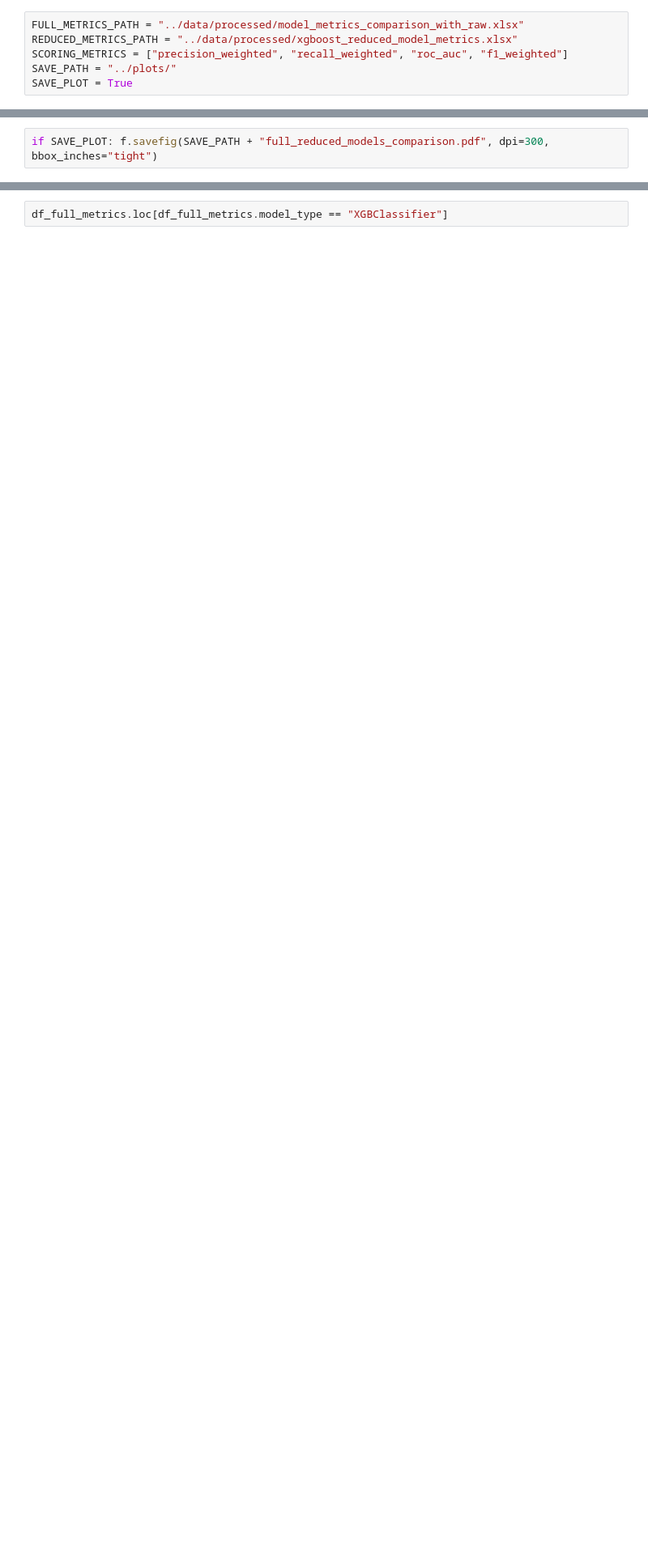
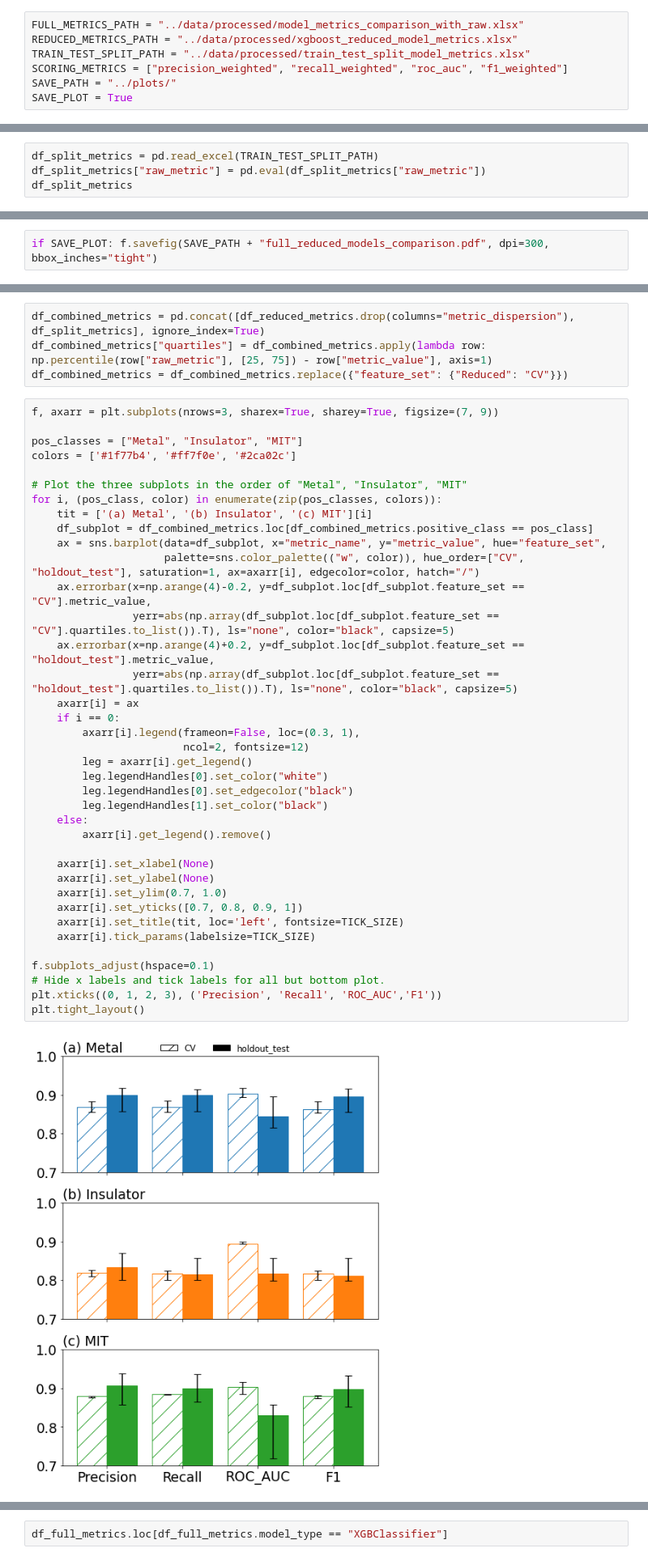
Before and after one commit to rpw199912j/mit_model_code, a Jupyter notebook: notebooks/model_comparison.ipynb, the cells around one changed output, grey strips where cells are left out. Shown at 81% size. Drawn from its saved outputs; the diff is of its cells as text; blank space fills up the shorter version.

```diff
--- a/notebooks/model_comparison.ipynb
+++ b/notebooks/model_comparison.ipynb
@@ -14,6 +14,7 @@ import matplotlib.pyplot as plt
 # %%
 FULL_METRICS_PATH = "../data/processed/model_metrics_comparison_with_raw.xlsx"
 REDUCED_METRICS_PATH = "../data/processed/xgboost_reduced_model_metrics.xlsx"
+TRAIN_TEST_SPLIT_PATH = "../data/processed/train_test_split_model_metrics.xlsx"
 SCORING_METRICS = ["precision_weighted", "recall_weighted", "roc_auc", "f1_weighted"]
 SAVE_PATH = "../plots/"
 SAVE_PLOT = True
@@ -56,3 +57,7 @@ df_reduced_metrics
 | 9 | XGBClassifier | Reduced | MIT | recall_weighted | 0.884058 | 0.001705 | [0.8823529411764706, 0.8840579710... |
 | 10 | XGBClassifier | Reduced | MIT | roc_auc | 0.903247 | 0.030145 | [0.8818181818181818, 0.8713286713... |
 | 11 | XGBClassifier | Reduced | MIT | f1_weighted | 0.878532 | 0.006235 | [0.8737217374988273, 0.8806338588... |
+# %%
+df_split_metrics = pd.read_excel(TRAIN_TEST_SPLIT_PATH)
+df_split_metrics["raw_metric"] = pd.eval(df_split_metrics["raw_metric"])
+df_split_metrics
@@ -255,0 +277,44 @@ if SAVE_PLOT: f.savefig(SAVE_PATH + "full_reduced_models_comparison.pdf", dpi=30
+# %%
+df_combined_metrics = pd.concat([df_reduced_metrics.drop(columns="metric_dispersion"), df_split_metrics], ignore_index=True)
+df_combined_metrics["quartiles"] = df_combined_metrics.apply(lambda row: np.percentile(row["raw_metric"], [25, 75]) - row["metric_value"], axis=1)
+df_combined_metrics = df_combined_metrics.replace({"feature_set": {"Reduced": "CV"}})
+# %%
+f, axarr = plt.subplots(nrows=3, sharex=True, sharey=True, figsize=(7, 9))
+
+pos_classes = ["Metal", "Insulator", "MIT"]
+colors = ['#1f77b4', '#ff7f0e', '#2ca02c']
+
+# Plot the three subplots in the order of "Metal", "Insulator", "MIT"
+for i, (pos_class, color) in enumerate(zip(pos_classes, colors)):
+    tit = ['(a) Metal', '(b) Insulator', '(c) MIT'][i]
+    df_subplot = df_combined_metrics.loc[df_combined_metrics.positive_class == pos_class]
+    ax = sns.barplot(data=df_subplot, x="metric_name", y="metric_value", hue="feature_set",
+                     palette=sns.color_palette(("w", color)), hue_order=["CV", "holdout_test"], saturation=1, ax=axarr[i], edgecolor=color, hatch="/")
+    ax.errorbar(x=np.arange(4)-0.2, y=df_subplot.loc[df_subplot.feature_set == "CV"].metric_value,
+                yerr=abs(np.array(df_subplot.loc[df_subplot.feature_set == "CV"].quartiles.to_list()).T), ls="none", color="black", capsize=5)
+    ax.errorbar(x=np.arange(4)+0.2, y=df_subplot.loc[df_subplot.feature_set == "holdout_test"].metric_value,
+                yerr=abs(np.array(df_subplot.loc[df_subplot.feature_set == "holdout_test"].quartiles.to_list()).T), ls="none", color="black", capsize=5)
+    axarr[i] = ax
+    if i == 0:
+        axarr[i].legend(frameon=False, loc=(0.3, 1),
+                        ncol=2, fontsize=12)
+        leg = axarr[i].get_legend()
+        leg.legendHandles[0].set_color("white")
+        leg.legendHandles[0].set_edgecolor("black")
+        leg.legendHandles[1].set_color("black")
+    else:
+        axarr[i].get_legend().remove()
+
+    axarr[i].set_xlabel(None)
+    axarr[i].set_ylabel(None)
+    axarr[i].set_ylim(0.7, 1.0)
+    axarr[i].set_yticks([0.7, 0.8, 0.9, 1])
+    axarr[i].set_title(tit, loc='left', fontsize=TICK_SIZE)
+    axarr[i].tick_params(labelsize=TICK_SIZE)
+
+f.subplots_adjust(hspace=0.1)
+# Hide x labels and tick labels for all but bottom plot.
+plt.xticks((0, 1, 2, 3), ('Precision', 'Recall', 'ROC_AUC','F1'))
+plt.tight_layout()
+# %% [output]
+[figure, added]
```
Also changed, not shown: parts of 3 cells of this notebook, 6 other files.
